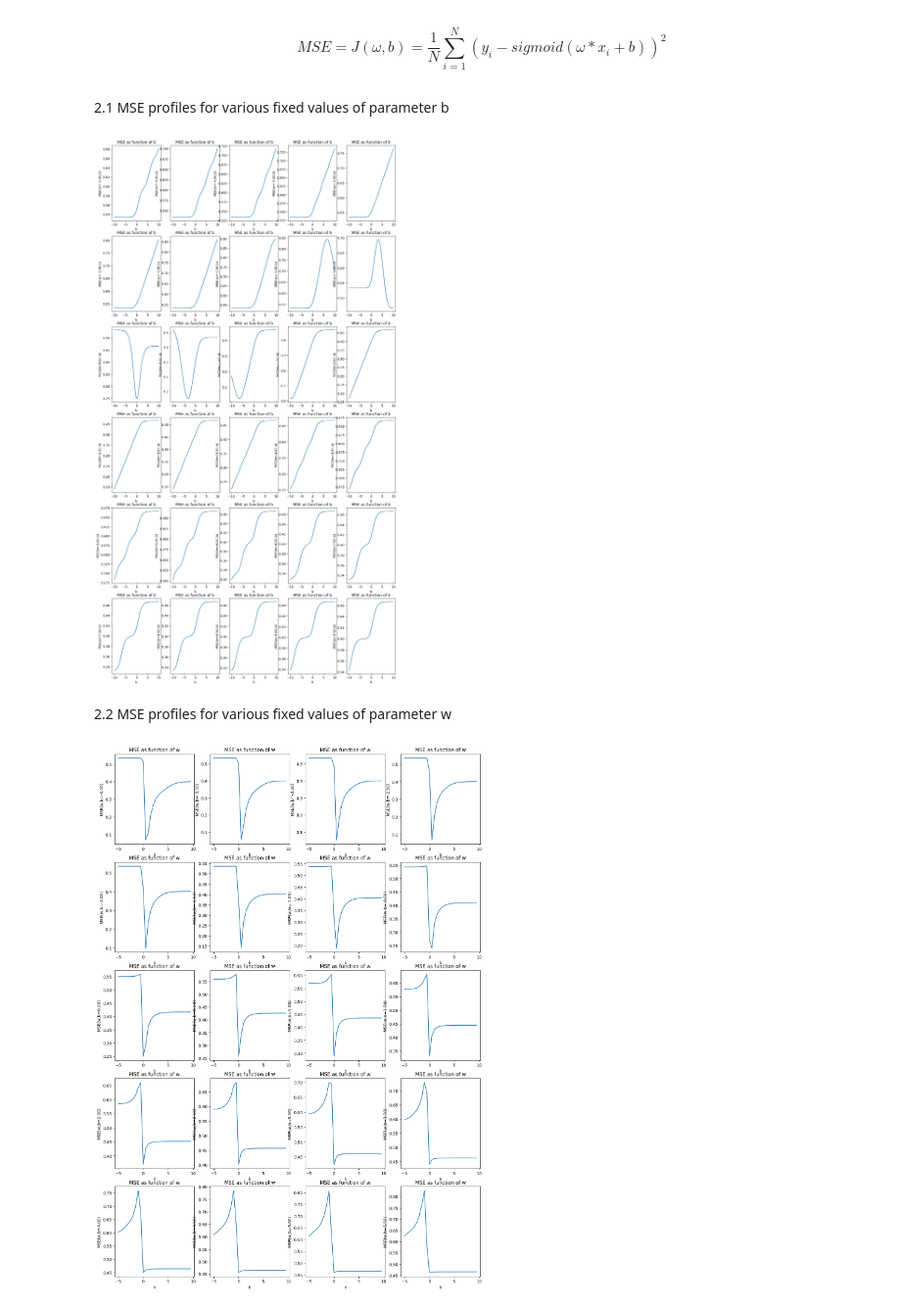
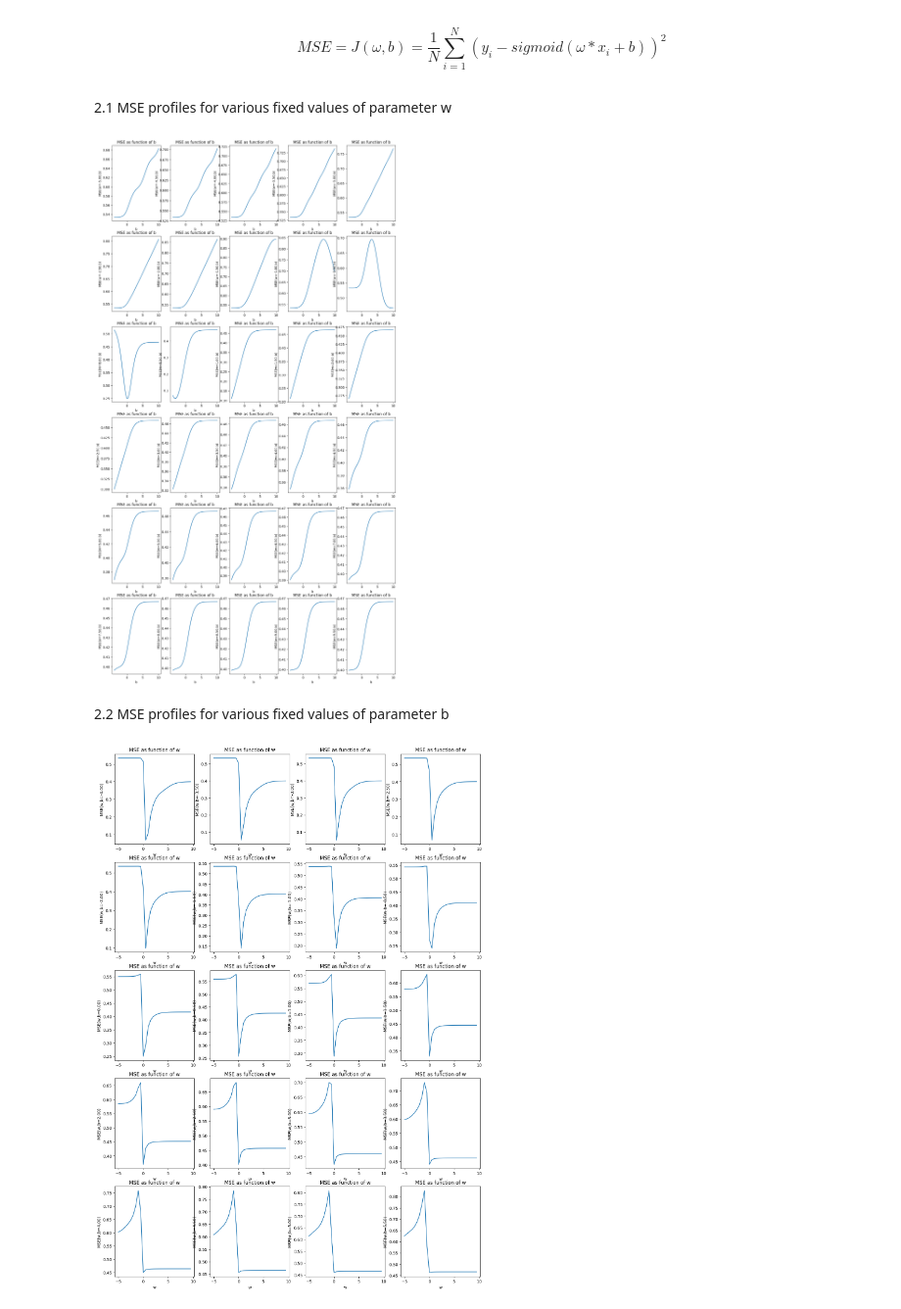
Before and after one commit to enoten/ml-numpy-pytorch, a Jupyter notebook: Logistic Regression.ipynb, the cells around one changed output. Shown at 98% size. Saved outputs shown, nothing was run; the diff lists cells and outputs as text; code cells hidden in the pictures.

```diff
--- a/Logistic Regression.ipynb
+++ b/Logistic Regression.ipynb
@@ -229,32 +218,32 @@ $$
   MSE = J(\omega,b) = \frac{1}{N}\sum_{i=1}^N(y_i - sigmoid(\omega*x_i+b))^2
 $$
 # %% [markdown]
-2.1 MSE profiles for various fixed values of parameter b
+2.1 MSE profiles for various fixed values of parameter w
 # %%
 plt.figure(figsize=(16,30))
 w_list = list(np.arange(-5,10,0.5))
 #print(len(w_list))
-#b_list = list(np.arange(-4,10.2,0.2))
+b_list = list(np.arange(-4,10.2,0.2))
 k = 0
 for w in w_list:
     MSE_by_b = []
     k += 1
     for b in b_list:
         error = sigmoid(w*x+b) - y
         MSE_by_b.append(np.dot(error,error)/x.shape[0])
     #print(len(MSE_by_b))
     #print(len(b_list))
     plt.subplot(6,5,k)
     plt.plot(b_list,MSE_by_b)
     plt.title('MSE as function of b')
     plt.xlabel('b')
     plt.ylabel('MSE(w={:.2f},b)'.format(w))
 
 plt.show()
 # %% [output]
-[figure, old version]
+[figure, new version]
 # %% [markdown]
-2.2 MSE profiles for various fixed values of parameter w
+2.2 MSE profiles for various fixed values of parameter b
 # %%
 plt.figure(figsize=(16,23))
 b_list = list(np.arange(-4,5.6,0.5))
```
Also changed, not shown: parts of 30 cells of this notebook.
